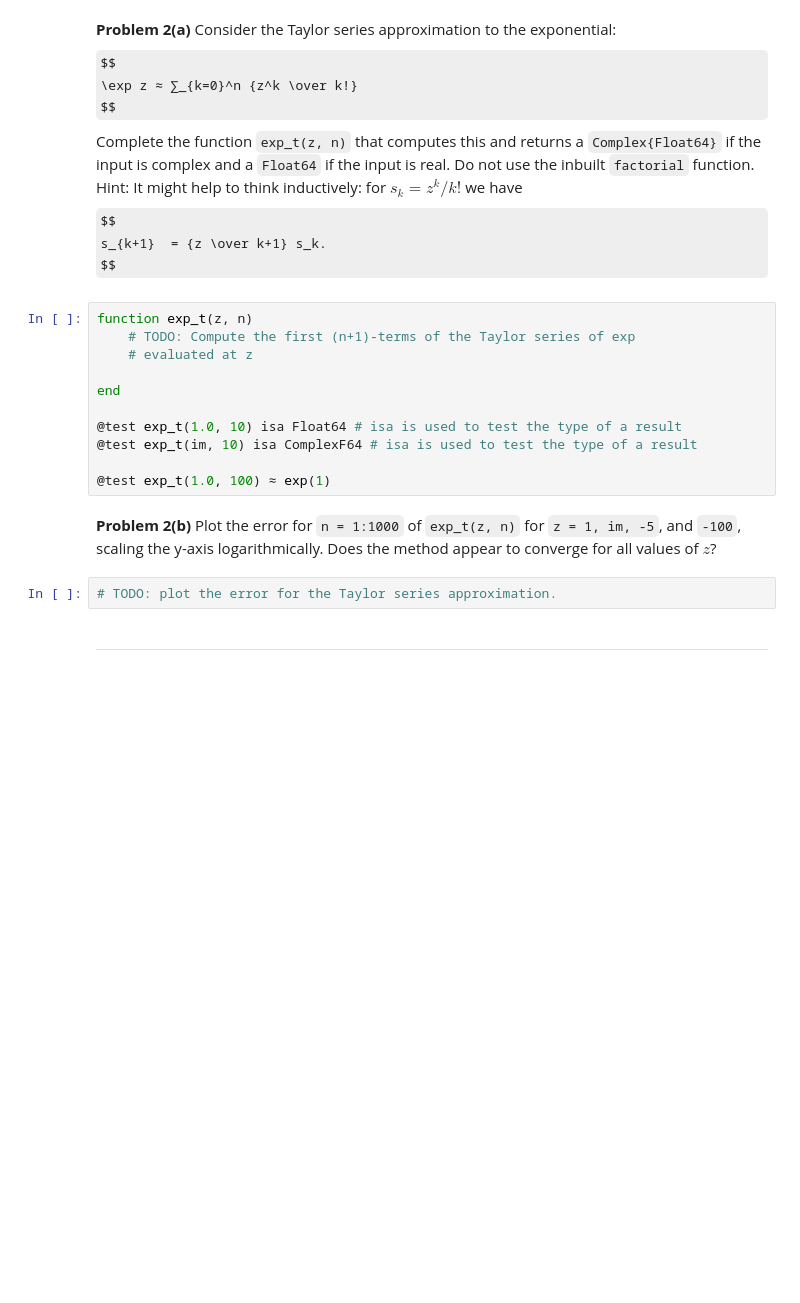
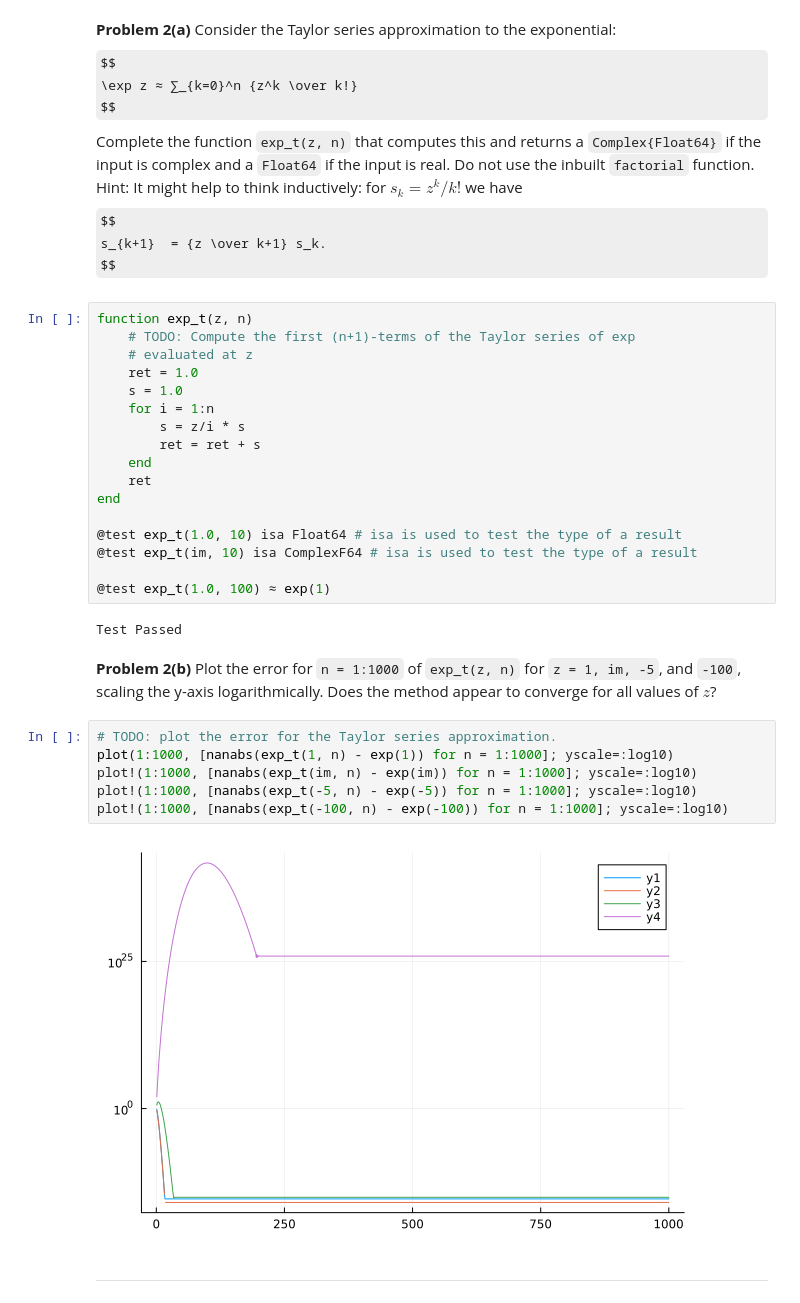
Before and after one commit to georgeyixc/MATH50003NumericalAnalysis, a Jupyter notebook: labs/lab2.ipynb, the cells around one changed output. Cells and saved outputs as stored; diff of their text form; some formulas as TeX source; blank space fills up the shorter version.

```diff
--- a/labs/lab2.ipynb
+++ b/labs/lab2.ipynb
@@ -133,19 +156,33 @@ $$
 function exp_t(z, n)
     # TODO: Compute the first (n+1)-terms of the Taylor series of exp
     # evaluated at z
-
+    ret = 1.0
+    s = 1.0
+    for i = 1:n
+        s = z/i * s
+        ret = ret + s
+    end
+    ret
 end
 
 @test exp_t(1.0, 10) isa Float64 # isa is used to test the type of a result
 @test exp_t(im, 10) isa ComplexF64 # isa is used to test the type of a result
 
 @test exp_t(1.0, 100) ≈ exp(1)
+# %% [output]
+Test Passed
 # %% [markdown]
 **Problem 2(b)** Plot the error for `n = 1:1000` of `exp_t(z, n)` for `z = 1, im, -5`, and `-100`,
 scaling the y-axis logarithmically.
 Does the method appear to converge for all values of $z$?
-# %%
-# TODO: plot the error for the Taylor series approximation.
+# %%
+# TODO: plot the error for the Taylor series approximation.
+plot(1:1000, [nanabs(exp_t(1, n) - exp(1)) for n = 1:1000]; yscale=:log10)
+plot!(1:1000, [nanabs(exp_t(im, n) - exp(im)) for n = 1:1000]; yscale=:log10)
+plot!(1:1000, [nanabs(exp_t(-5, n) - exp(-5)) for n = 1:1000]; yscale=:log10)
+plot!(1:1000, [nanabs(exp_t(-100, n) - exp(-100)) for n = 1:1000]; yscale=:log10)
+# %% [output]
+[figure, added]
 # %% [markdown]
 ------
 # %% [markdown]
```
Also changed, not shown: parts of 26 cells of this notebook, 10 other files.
